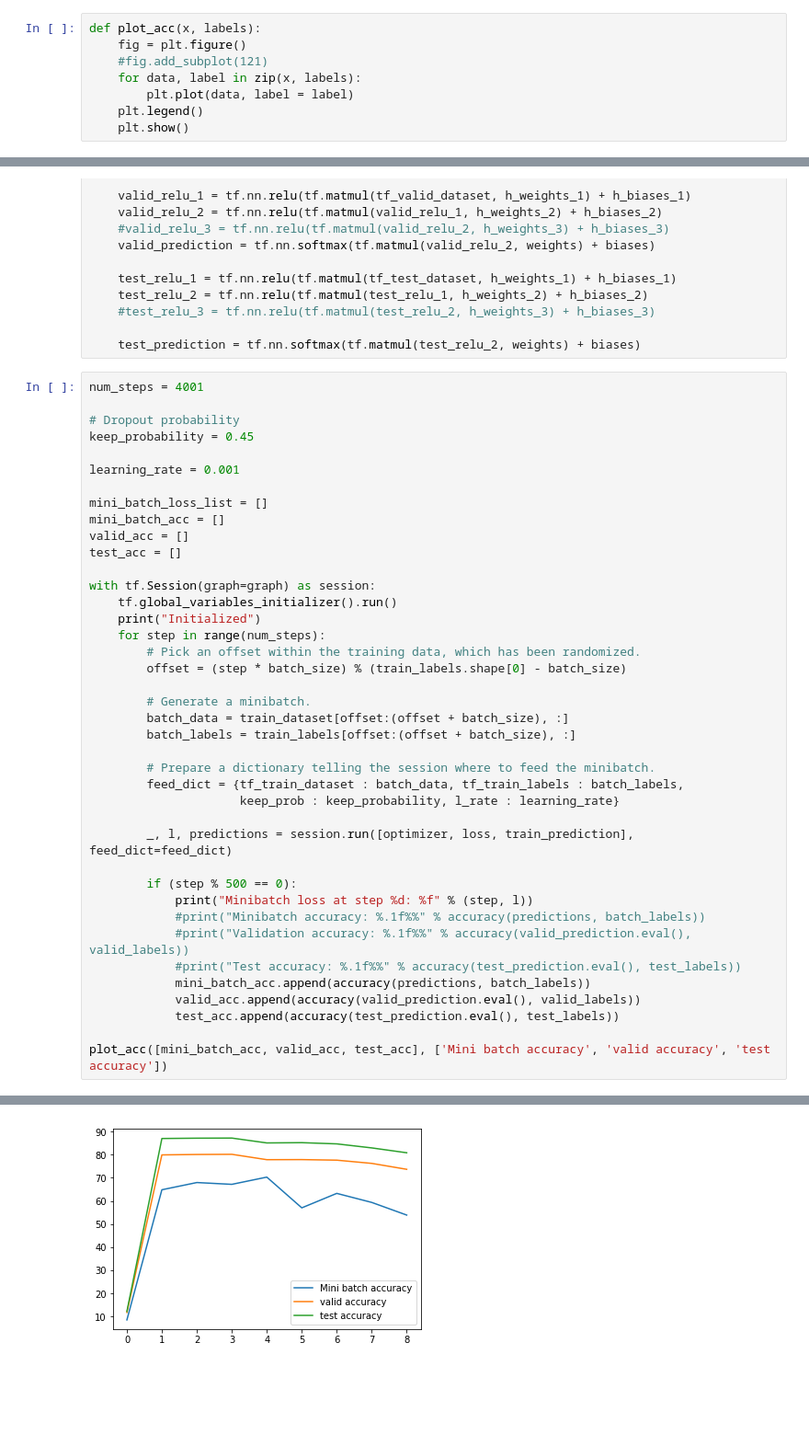
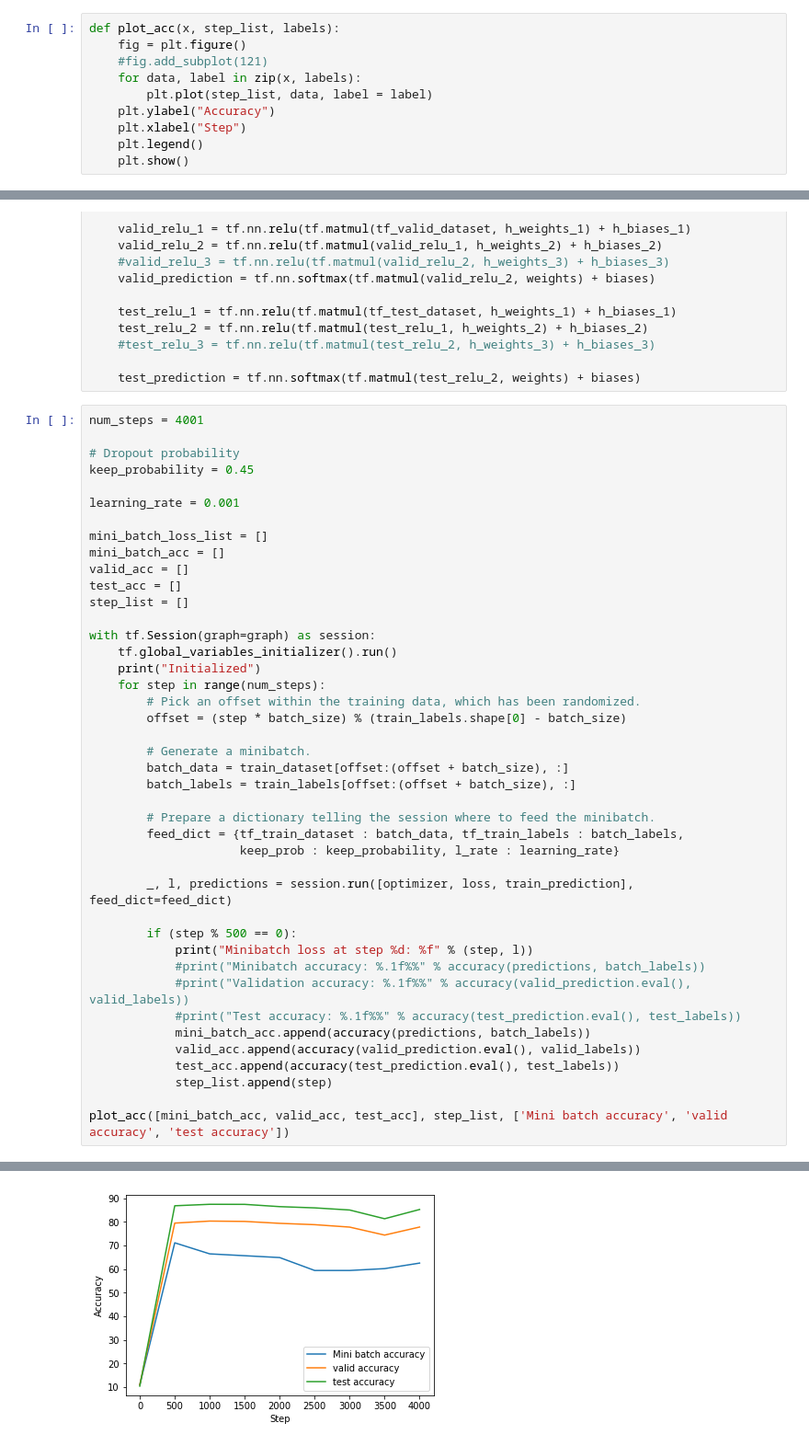
Before and after one commit to mhwasil/tensorflow_beginners, a Jupyter notebook: 3_regularization.ipynb, the cells around one changed output, grey strips where cells are left out. Shown at 92% size. Saved outputs shown, nothing was run; the diff lists cells and outputs as text; blank space fills up the shorter version.

```diff
--- a/3_regularization.ipynb
+++ b/3_regularization.ipynb
@@ -434,9 +534,11 @@ Another one is to use learning rate decay:
 # %%
-def plot_acc(x, labels):
+def plot_acc(x, step_list, labels):
     fig = plt.figure()
     #fig.add_subplot(121)
     for data, label in zip(x, labels):
-        plt.plot(data, label = label)
+        plt.plot(step_list, data, label = label)
+    plt.ylabel("Accuracy")
+    plt.xlabel("Step")
     plt.legend()
     plt.show()
 # %%
@@ -527,6 +629,7 @@ mini_batch_loss_list = []
 mini_batch_acc = []
 valid_acc = []
 test_acc = []
+step_list = []
 
 with tf.Session(graph=graph) as session:
     tf.global_variables_initializer().run()
@@ -553,7 +656,8 @@ with tf.Session(graph=graph) as session:
             mini_batch_acc.append(accuracy(predictions, batch_labels))
             valid_acc.append(accuracy(valid_prediction.eval(), valid_labels))
             test_acc.append(accuracy(test_prediction.eval(), test_labels))
+            step_list.append(step)
 
-plot_acc([mini_batch_acc, valid_acc, test_acc], ['Mini batch accuracy', 'valid accuracy', 'test accuracy'])
+plot_acc([mini_batch_acc, valid_acc, test_acc], step_list, ['Mini batch accuracy', 'valid accuracy', 'test accuracy'])
 # %% [output]
 Initialized
@@ -569 +673 @@ Minibatch loss at step 4000: 72.645767
-[figure, old version]
+[figure, new version]
```
Also changed, not shown: parts of 9 cells of this notebook, 2 other files.
